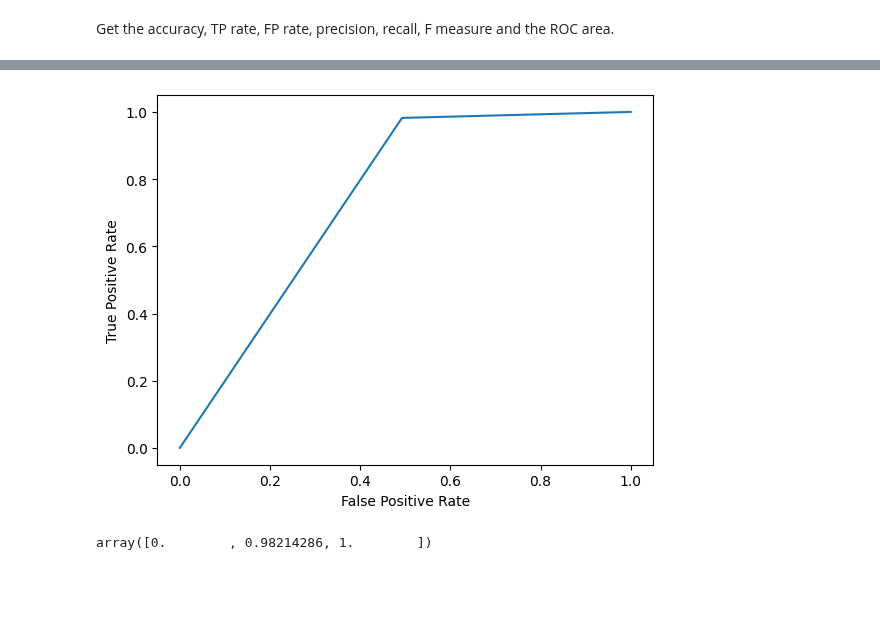
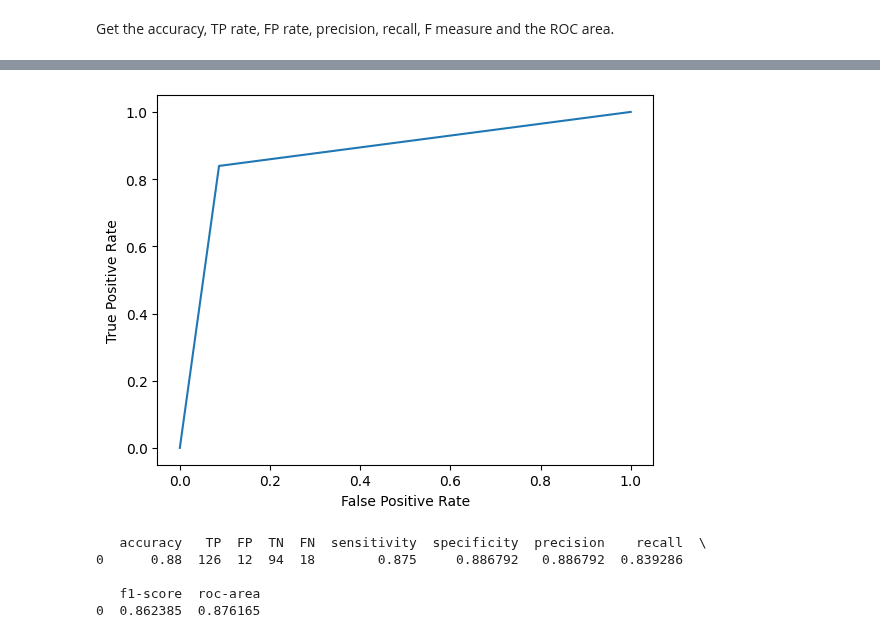
Before and after one commit to lascha212/F21DL, a Jupyter notebook: labs1-5.ipynb, the cells around one changed output, grey strips where cells are left out. Drawn from its saved outputs; the diff is of its cells as text; code cells hidden in the pictures; blank space fills up the shorter version.

```diff
--- a/labs1-5.ipynb
+++ b/labs1-5.ipynb
@@ -425,21 +409,0 @@ metrics['f1-score'] = f1_score(y_true, y_pred)
-# %%
-# ROC area.
-from sklearn.metrics import roc_auc_score
-from sklearn.metrics import roc_curve
-
-metrics['roc-area'] = roc_auc_score(y_true, y_pred)
-
-import matplotlib.pyplot as plt
-fpr, tpr, _ = roc_curve(y_true, y_pred)
-
-#create ROC curve
-plt.plot(fpr, tpr)
-plt.ylabel('True Positive Rate')
-plt.xlabel('False Positive Rate')
-plt.show()
-# %% [output]
-[figure, removed]
-# %%
-tpr
-# %% [output]
-array([0.        , 0.98214286, 1.        ])
@@ -446,3 +463,12 @@ array([0.        , 0.98214286, 1.        ])
+# %%
+gender_metrics = getMetrics(y_true, y_pred)
+# %% [output]
+[figure, added]
+   accuracy   TP  FP  TN  FN  sensitivity  specificity  precision    recall  \
+0      0.88  126  12  94  18        0.875     0.886792   0.886792  0.839286
+
+   f1-score  roc-area
+0  0.862385  0.876165
 # %%
 precision_recall_fscore_support(y_true, y_pred, average='macro')
 # precision_recall_fscore_support(y_true, y_pred, average='micro')
```
Also changed, not shown: parts of 22 cells of this notebook, 1 other file.
